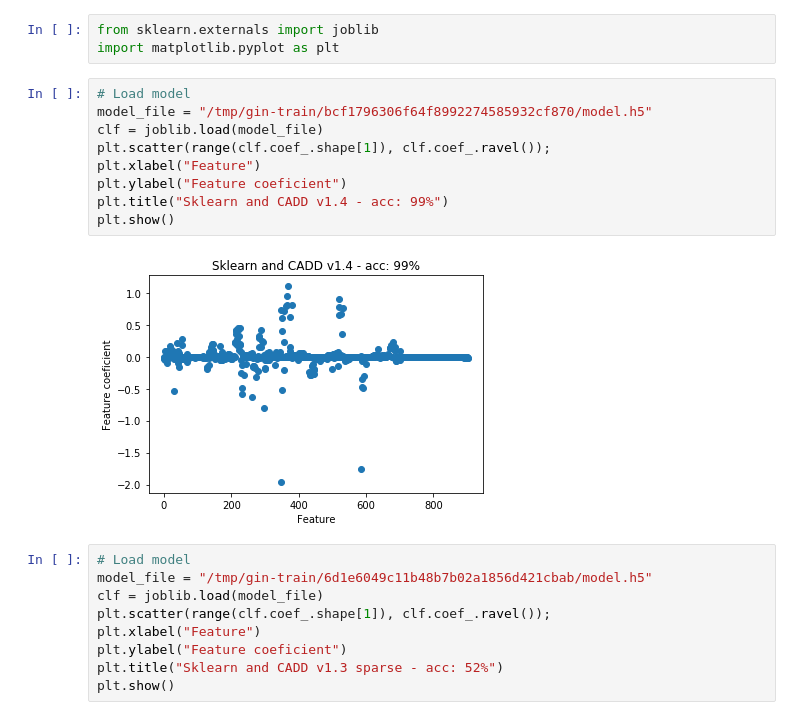
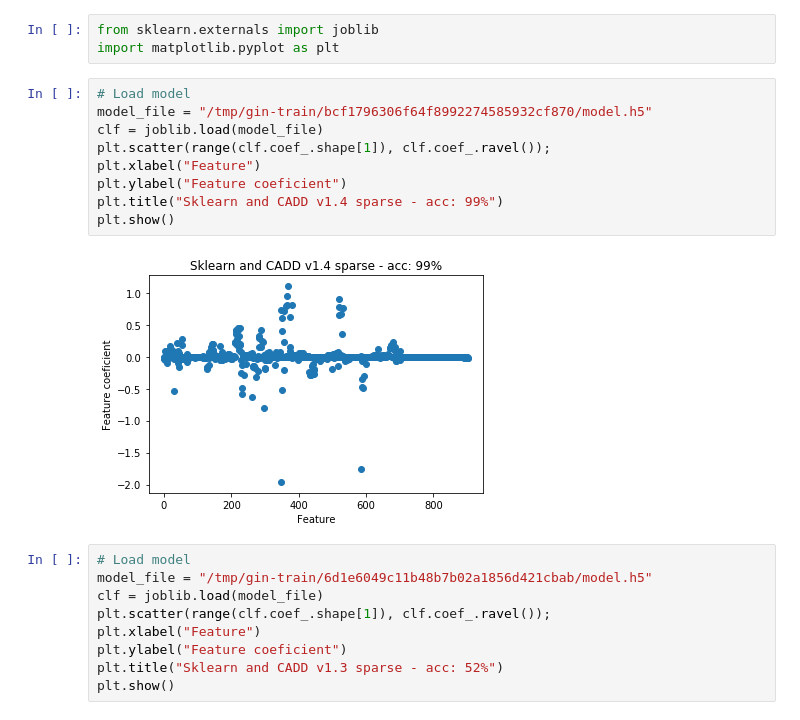
Before and after one commit to dansimancas/kipoi-cadd, a Jupyter notebook: src/02_retrain_cadd_v1.4/04_Debug_training.ipynb, the cells around one changed output. Drawn from its saved outputs; the diff is of its cells as text.

```diff
--- a/src/02_retrain_cadd_v1.4/04_Debug_training.ipynb
+++ b/src/02_retrain_cadd_v1.4/04_Debug_training.ipynb
@@ -4,14 +4,14 @@ import matplotlib.pyplot as plt
 # %%
 # Load model
 model_file = "/tmp/gin-train/bcf1796306f64f8992274585932cf870/model.h5"
 clf = joblib.load(model_file)
 plt.scatter(range(clf.coef_.shape[1]), clf.coef_.ravel());
 plt.xlabel("Feature")
 plt.ylabel("Feature coeficient")
-plt.title("Sklearn and CADD v1.4 - acc: 99%")
+plt.title("Sklearn and CADD v1.4 sparse - acc: 99%")
 plt.show()
 # %% [output]
-[figure, old version]
+[figure, new version]
 # %%
 # Load model
 model_file = "/tmp/gin-train/6d1e6049c11b48b7b02a1856d421cbab/model.h5"
```
Also changed, not shown: parts of 8 cells of this notebook, 14 other files.
